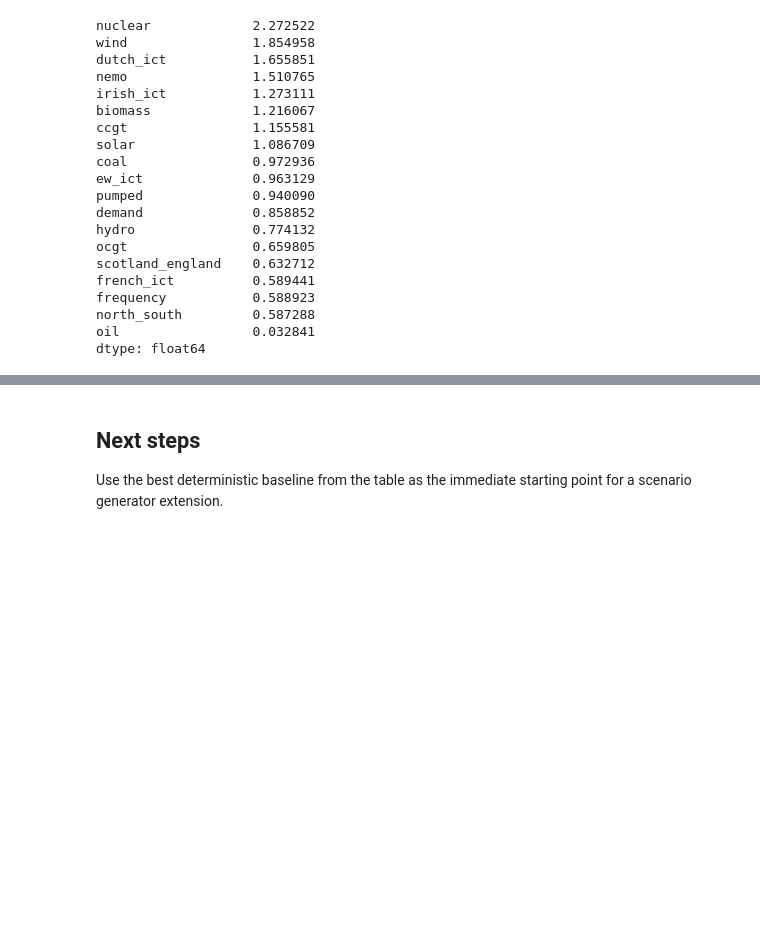
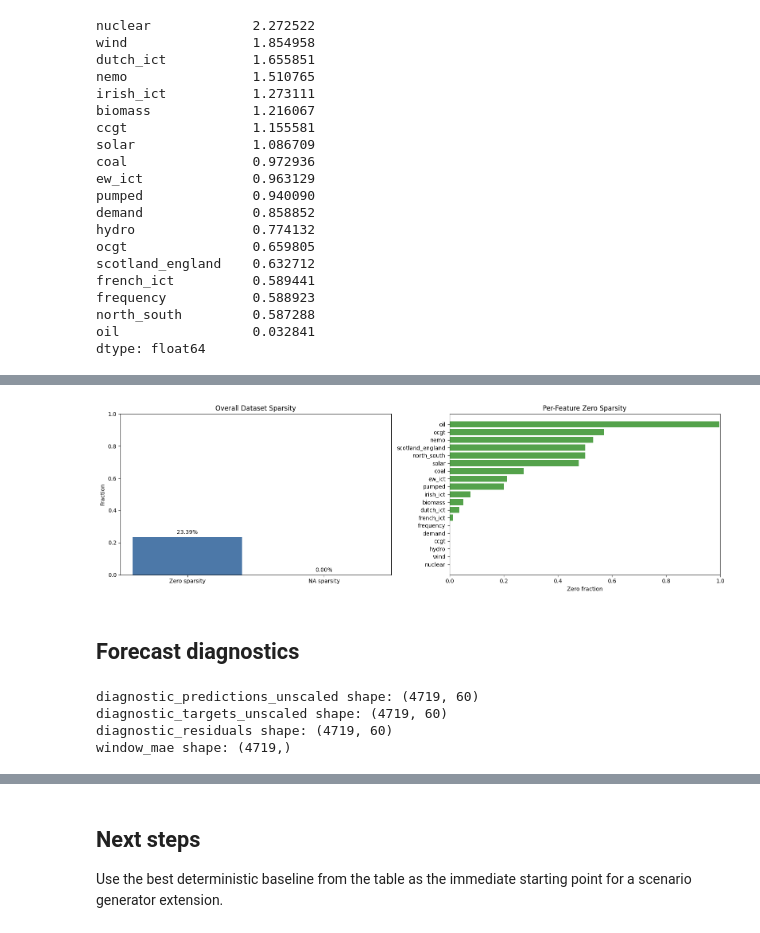
Before and after one commit to jpbarona/quantihack, a Jupyter notebook: src/jp/notebook.ipynb, the cells around one changed output, grey strips where cells are left out. Drawn from its saved outputs; the diff is of its cells as text; code cells hidden in the pictures; blank space fills up the shorter version.

```diff
--- a/src/jp/notebook.ipynb
+++ b/src/jp/notebook.ipynb
@@ -454,0 +555,76 @@ dtype: float64
+# %%
+zero_mask = cleangriddata.eq(0)
+overall_zero_sparsity = zero_mask.to_numpy().mean()
+overall_na_sparsity = cleangriddata.isna().to_numpy().mean()
+per_feature_zero_sparsity = zero_mask.mean().sort_values(ascending=False)
+
+fig, axes = plt.subplots(1, 2, figsize=(16, 5))
+
+axes[0].bar(["Zero sparsity", "NA sparsity"], [overall_zero_sparsity, overall_na_sparsity], color=["#4C78A8", "#F58518"])
+axes[0].set_ylim(0, 1)
+axes[0].set_ylabel("Fraction")
+axes[0].set_title("Overall Dataset Sparsity")
+for idx, value in enumerate([overall_zero_sparsity, overall_na_sparsity]):
+    axes[0].text(idx, value + 0.02, f"{value:.2%}", ha="center")
+
+axes[1].barh(per_feature_zero_sparsity.index, per_feature_zero_sparsity.values, color="#54A24B")
+axes[1].invert_yaxis()
+axes[1].set_xlim(0, 1)
+axes[1].set_xlabel("Zero fraction")
+axes[1].set_title("Per-Feature Zero Sparsity")
+
+plt.tight_layout()
+plt.show()
+# %% [output]
+[figure, added]
+# %% [markdown]
+## Forecast diagnostics
+# %%
+if "plot_model" in globals():
+    diagnostic_model = plot_model
+elif "dlinear_model" in globals():
+    diagnostic_model = dlinear_model
+elif "nlinear_model" in globals():
+    diagnostic_model = nlinear_model
+else:
+    raise RuntimeError("No learned baseline model found for diagnostics")
+
+diagnostic_model.eval()
+
+diagnostic_pred_level_batches = []
+diagnostic_target_level_batches = []
+
+with torch.no_grad():
+    for batch_x, batch_y in test_loader:
+        batch_x = batch_x.to(device)
+        batch_y = batch_y.to(device)
+        pred_deltas = diagnostic_model(batch_x)
+        pred_levels, true_levels = reconstruct_levels_from_deltas(
+            pred_deltas,
+            batch_y,
+            batch_x,
+            target_index=TARGET_INDEX,
+        )
+        diagnostic_pred_level_batches.append(pred_levels.detach().cpu().numpy())
+        diagnostic_target_level_batches.append(true_levels.detach().cpu().numpy())
+
+diagnostic_predictions = np.concatenate(diagnostic_pred_level_batches, axis=0)
+diagnostic_targets = np.concatenate(diagnostic_target_level_batches, axis=0)
+
+demand_scale = scaler.scale_[TARGET_INDEX]
+demand_mean = scaler.mean_[TARGET_INDEX]
+
+diagnostic_predictions_unscaled = diagnostic_predictions[:, :, 0] * demand_scale + demand_mean
+diagnostic_targets_unscaled = diagnostic_targets[:, :, 0] * demand_scale + demand_mean
+diagnostic_residuals = diagnostic_predictions_unscaled - diagnostic_targets_unscaled
+window_mae = np.mean(np.abs(diagnostic_residuals), axis=1)
+
+print("diagnostic_predictions_unscaled shape:", diagnostic_predictions_unscaled.shape)
+print("diagnostic_targets_unscaled shape:", diagnostic_targets_unscaled.shape)
+print("diagnostic_residuals shape:", diagnostic_residuals.shape)
+print("window_mae shape:", window_mae.shape)
+# %% [output]
+diagnostic_predictions_unscaled shape: (4719, 60)
+diagnostic_targets_unscaled shape: (4719, 60)
+diagnostic_residuals shape: (4719, 60)
+window_mae shape: (4719,)
```
Also changed, not shown: parts of 9 cells of this notebook, 1 other file.
